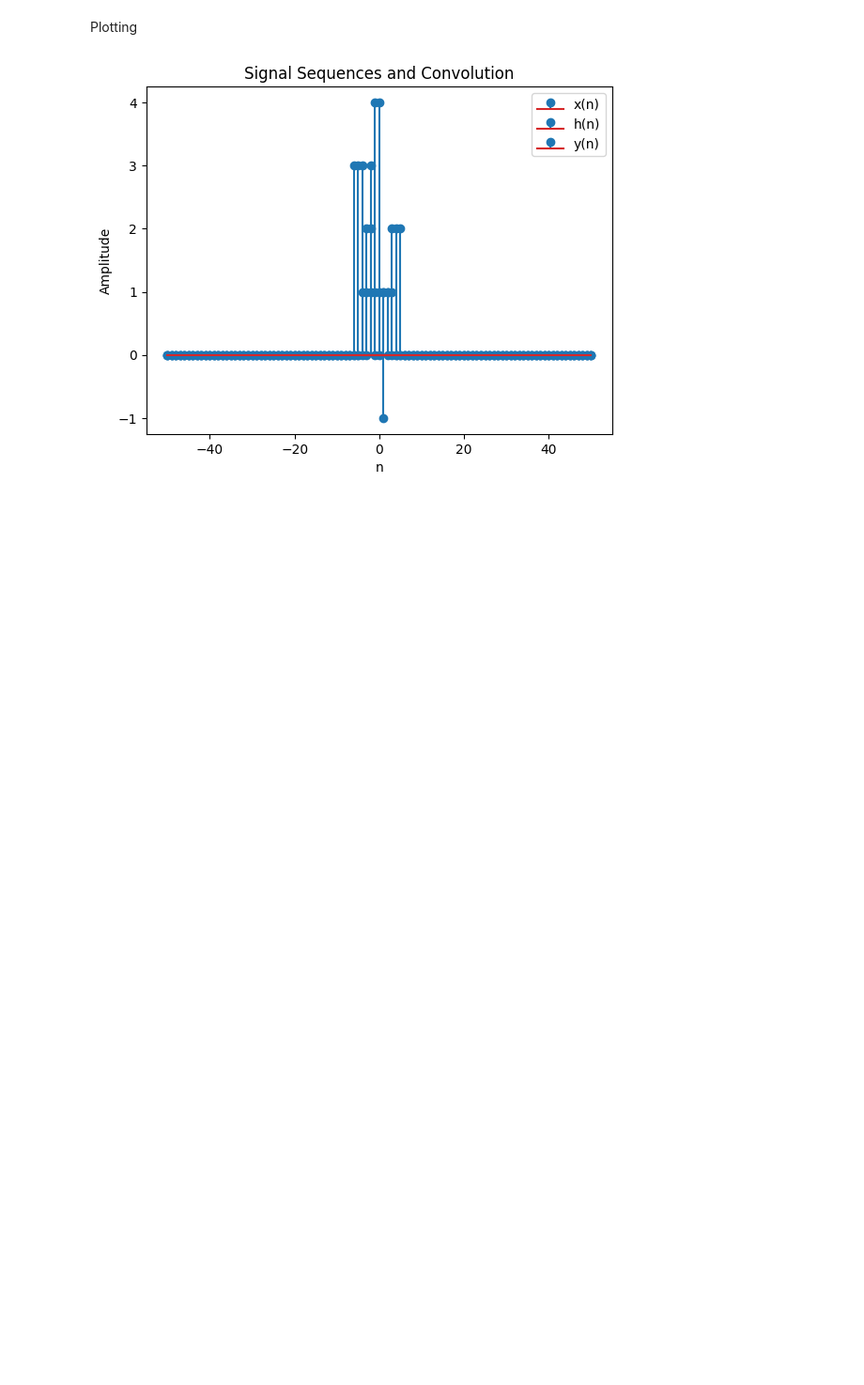
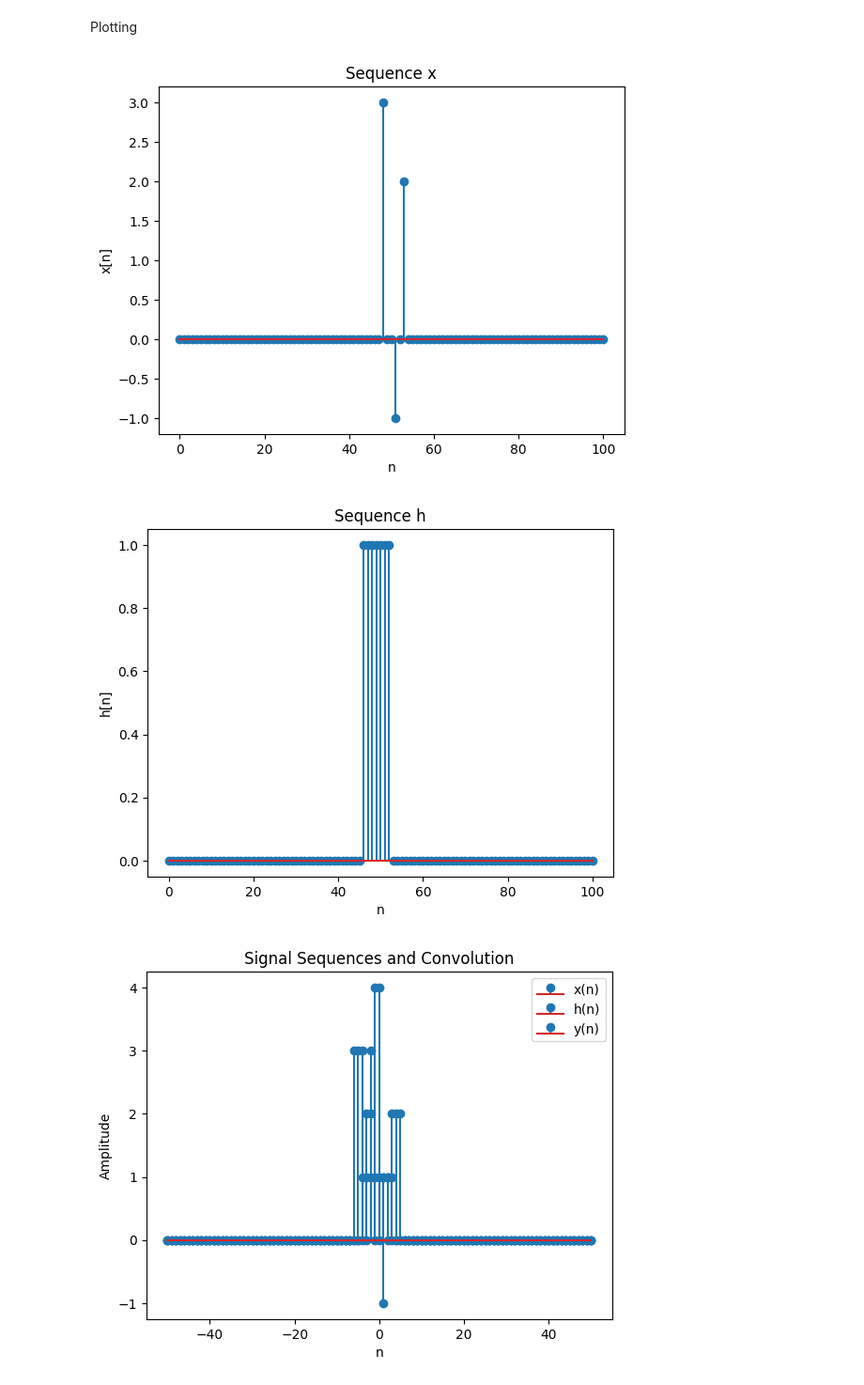
Before and after one commit to LifeHashed/Signals, a Jupyter notebook: Signals3.ipynb, the cells around one changed output. Shown at 94% size. Saved outputs shown, nothing was run; the diff lists cells and outputs as text; code cells hidden in the pictures; blank space fills up the shorter version.

```diff
--- a/Signals3.ipynb
+++ b/Signals3.ipynb
@@ -108,6 +108,12 @@ n_values = np.arange(-50, 51)
 y_n = np.convolve(x_n(n_values), h_n(n_values), mode='same')
 # %% [markdown]
 Plotting
+# %%
+plot_sequence('Sequence x', x_n(n_values), 'n', 'x[n]')
+plot_sequence('Sequence h', h_n(n_values), 'n', 'h[n]')
+# %% [output]
+[figure, added]
+[figure, added]
 # %%
 plt.stem(n_values, x_n(n_values), label='x(n)', use_line_collection=True)
 plt.stem(n_values, h_n(n_values), label='h(n)', use_line_collection=True)
```
Also changed, not shown: parts of 4 cells of this notebook.
